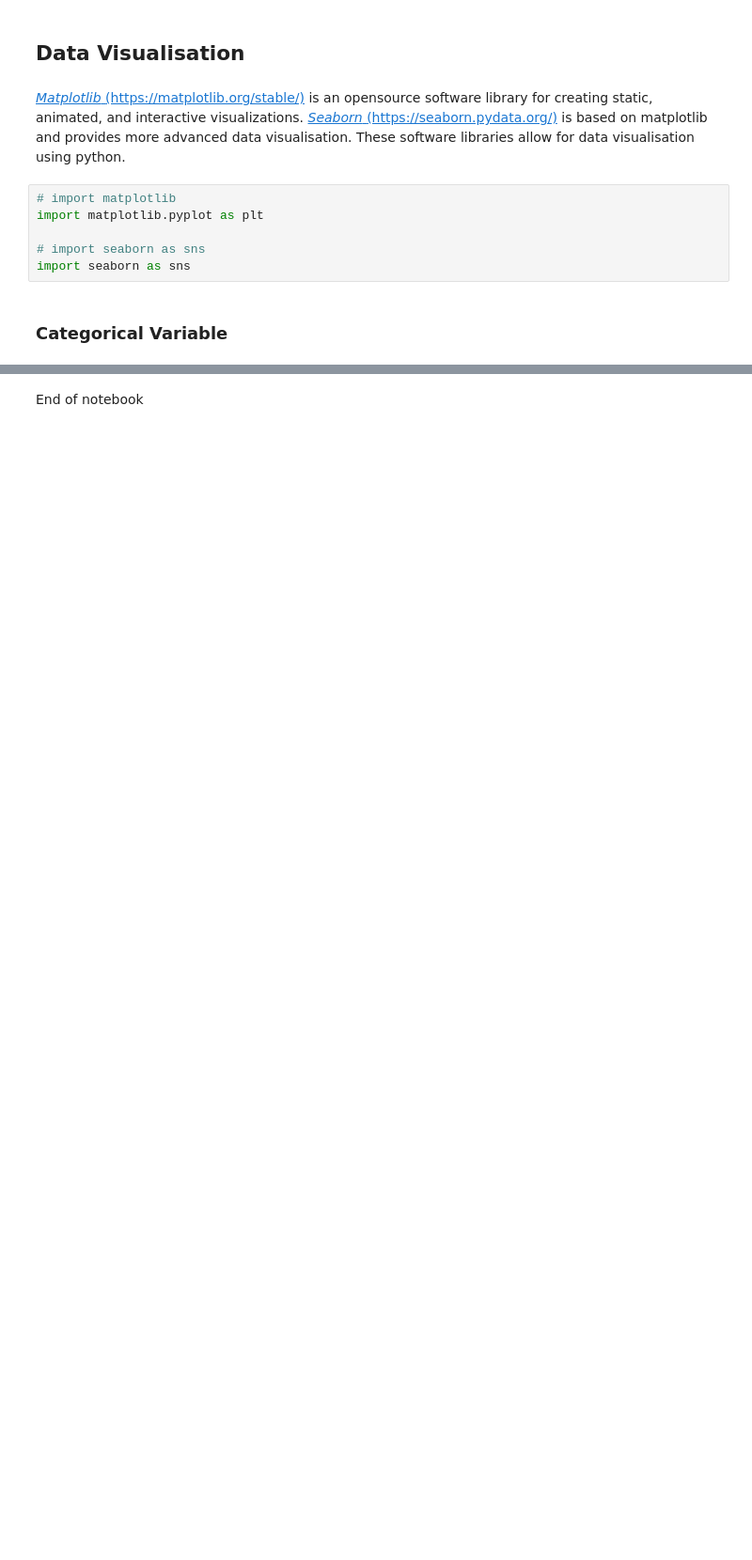
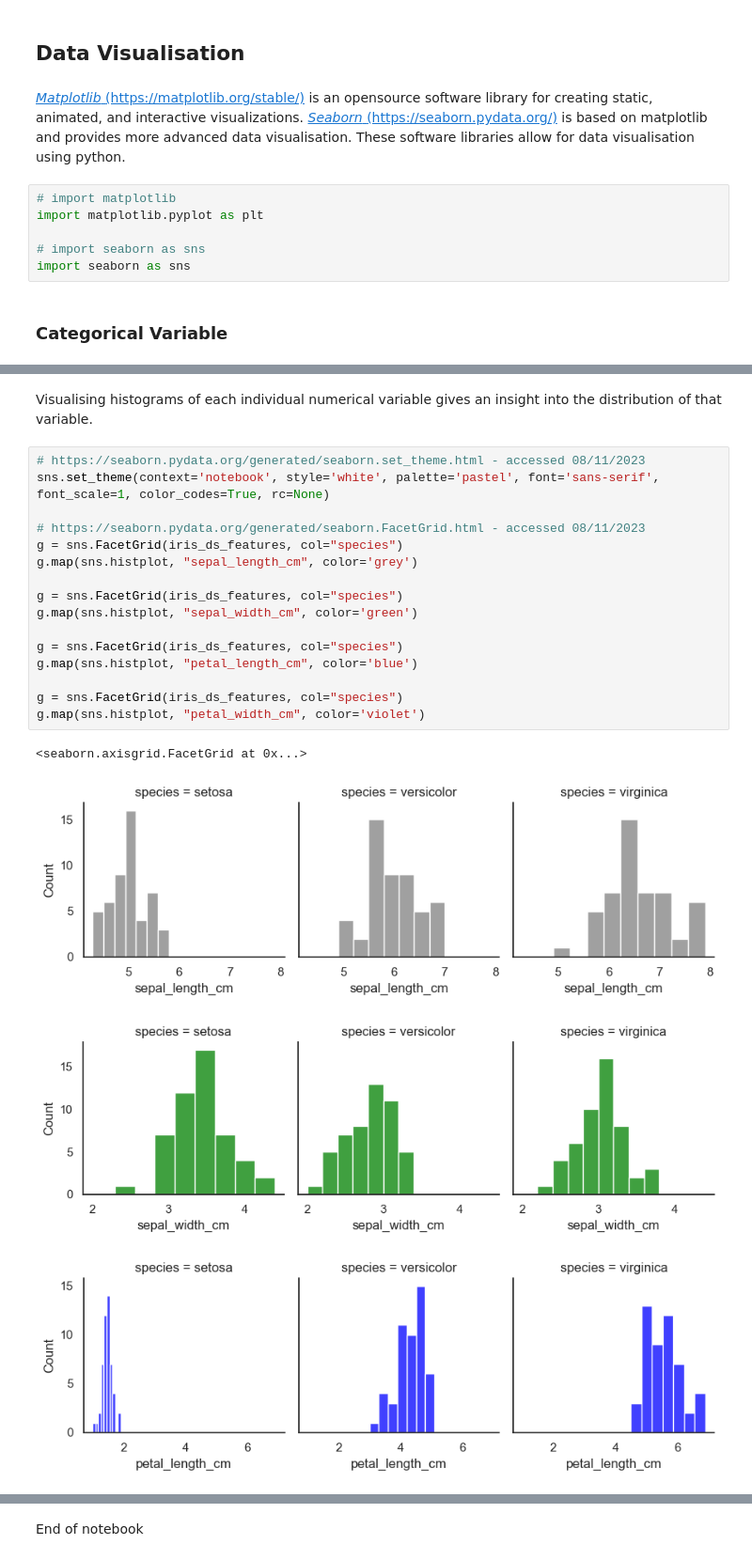
Before and after one commit to humphs078/data_analysis_fundamentals, a Jupyter notebook: project.ipynb, the cells around one changed output, grey strips where cells are left out. Shown at 94% size. Drawn from its saved outputs; the diff is of its cells as text; blank space fills up the shorter version.

```diff
--- a/project.ipynb
+++ b/project.ipynb
@@ -304,0 +312,23 @@ graph('petal_width_cm')
+# %% [markdown]
+Visualising histograms of each individual numerical variable gives an insight into the distribution of that variable.
+# %%
+# https://seaborn.pydata.org/generated/seaborn.set_theme.html - accessed 08/11/2023
+sns.set_theme(context='notebook', style='white', palette='pastel', font='sans-serif', font_scale=1, color_codes=True, rc=None)
+
+# https://seaborn.pydata.org/generated/seaborn.FacetGrid.html - accessed 08/11/2023
+g = sns.FacetGrid(iris_ds_features, col="species")
+g.map(sns.histplot, "sepal_length_cm", color='grey')
+
+g = sns.FacetGrid(iris_ds_features, col="species")
+g.map(sns.histplot, "sepal_width_cm", color='green')
+
+g = sns.FacetGrid(iris_ds_features, col="species")
+g.map(sns.histplot, "petal_length_cm", color='blue')
+
+g = sns.FacetGrid(iris_ds_features, col="species")
+g.map(sns.histplot, "petal_width_cm", color='violet')
+# %% [output]
+<seaborn.axisgrid.FacetGrid at 0x...>
+[figure, added]
+[figure, added]
+[figure, added]
```
Also changed, not shown: parts of 13 cells of this notebook, 1 other file.
